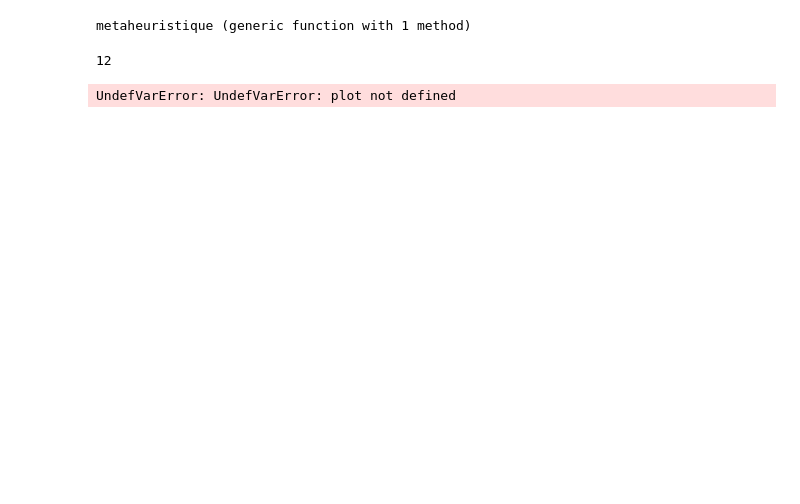
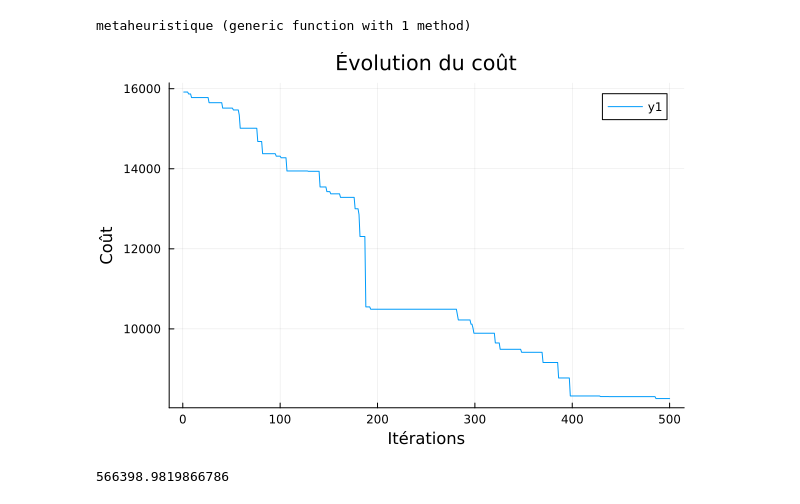
Before and after one commit to flamschou/Kiro, a Jupyter notebook: kiro.ipynb, the cells around one changed output. Saved outputs shown, nothing was run; the diff lists cells and outputs as text; code cells hidden in the pictures; blank space fills up the shorter version.

```diff
--- a/kiro.ipynb
+++ b/kiro.ipynb
@@ -123,7 +113,7 @@ get_substation_substation_cable_types (generic function with 1 method)
 # %%
 #collectes des données utiles
 
-file = json_small
+file = json_huge
 
 P_max = get_parameters(file)["maximum_power"]
 coords_mls = get_parameters(file)["main_land_station"]
@@ -217,7 +205,7 @@ function cost_substation_substation(S, D2, substation_substation_cable_types)
 
     # On calcule le coût de la liaison entre les sous-stations
     for i in 1:size(S, 1)
-        if S[i, 2] != 0
+        if S[i, 2] != 0 && S[i, 4] != 0
             cost += substation_substation_cable_types[S[i, 4]]["fixed_cost"]+D2[i, S[i, 2]]*substation_substation_cable_types[S[i, 4]]["variable_cost"]
         end
     end
@@ -273,7 +261,7 @@ function C_f_aux(v, v1, w, wind_scenarios, S, substation_substation_cable_types,
 
     C_f_aux += wind_scenarios[w]["power_generation"]*S[v1, 1]
 
-    if S[v1, 2] == v
+    if S[v1, 2] == v && S[v1, 4] != 0
         C_f_aux += min(substation_substation_cable_types[S[v1, 4]]["rating"], wind_scenarios[w]["power_generation"]*S[v, 1])
     else
         C_f_aux += min(0, wind_scenarios[w]["power_generation"]*S[v, 1])
@@ -290,7 +278,7 @@ end
 function C_f(v, w, wind_scenarios, S, substation_substation_cable_types, land_substation_cable_types, substation_types)
     C_f = 0
 
-    if S[v, 2] != 0
+    if S[v, 2] != 0 && S[v, 4] != 0
         C_f += max(0, wind_scenarios[w]["power_generation"]*S[v, 1]-substation_substation_cable_types[S[v, 4]]["rating"])
     else
         C_f += max(0, wind_scenarios[w]["power_generation"]*S[v, 1])
@@ -601,28 +646,30 @@ print(S)
 function metaheuristique(wind_scenarios, general_parameters, substation_substation_cable_types, land_substation_cable_types, substation_types)
     D1, D2, D3 = distance(V_t,V_s,v_0)
     L, S = heuristique_1(D1, D2)
-    costs = Float64[]
-    for i in 1000
+    costs = []
+    for i in 1:1000
         if rand() < 0.5
             L, S = voisinage_turbine_substation(L, S, D1, D2, D3, wind_scenarios, general_parameters, substation_substation_cable_types, land_substation_cable_types, substation_types)
         else
-            L, S = voisinage_substation_substation(L, S, D1, D2, D3, wind_scenarios, general_parameters, substation_substation_cable_types, land_substation_cable_types, substation_types)
+            if rand() < 0.5
+                L, S = voisinage_type_cables(L, S, D1, D2, D3, wind_scenarios, general_parameters, substation_substation_cable_types, land_substation_cable_types, substation_types)
+            else
+                L, S = voisinage_type_substation(L, S, D1, D2, D3, wind_scenarios, general_parameters, substation_substation_cable_types, land_substation_cable_types, substation_types)
+            end
         end
-        if i/10 == 0
-            new_cost = cost(L, S, D1, D2, D3, wind_scenarios, general_parameters, substation_substation_cable_types, land_substation_cable_types, substation_types)
-            push!(costs, new_cost)
-        end
+        new_cost = cost(L, S, D1, D2, D3, wind_scenarios, general_parameters, substation_substation_cable_types, land_substation_cable_types, substation_types)
+        push!(costs, new_cost)
     end
     final_cost = cost(L, S, D1, D2, D3, wind_scenarios, general_parameters, substation_substation_cable_types, land_substation_cable_types, substation_types)
-    plot(1:1000, costs, xlabel = "Itérations", ylabel = "Coût", title = "Évolution du coût")
-    return L, S, final_cost
+    return L, S, costs, final_cost
 end
 # %% [output]
 metaheuristique (generic function with 1 method)
 # %%
 # Execution du programme
 
-L, S, cost = metaheuristique(wind_scenarios, general_parameters, sub_sub_cable_types, land_substation_cable_types, substation_types)
+L, S, costs, cost_f = metaheuristique(wind_scenarios, general_parameters, sub_sub_cable_types, land_substation_cable_types, substation_types)
+
+display(plot(1:1000, costs, xlabel="Itérations", ylabel="Coût", title="Évolution du coût"))
 # %% [output]
-12
-UndefVarError: UndefVarError: plot not defined
+[figure, added]
@@ -630,0 +676,4 @@ UndefVarError: UndefVarError: plot not defined
+# %%
+print(costs[20])
+# %% [output]
+566398.9819866786
```
Also changed, not shown: parts of 6 cells of this notebook.
